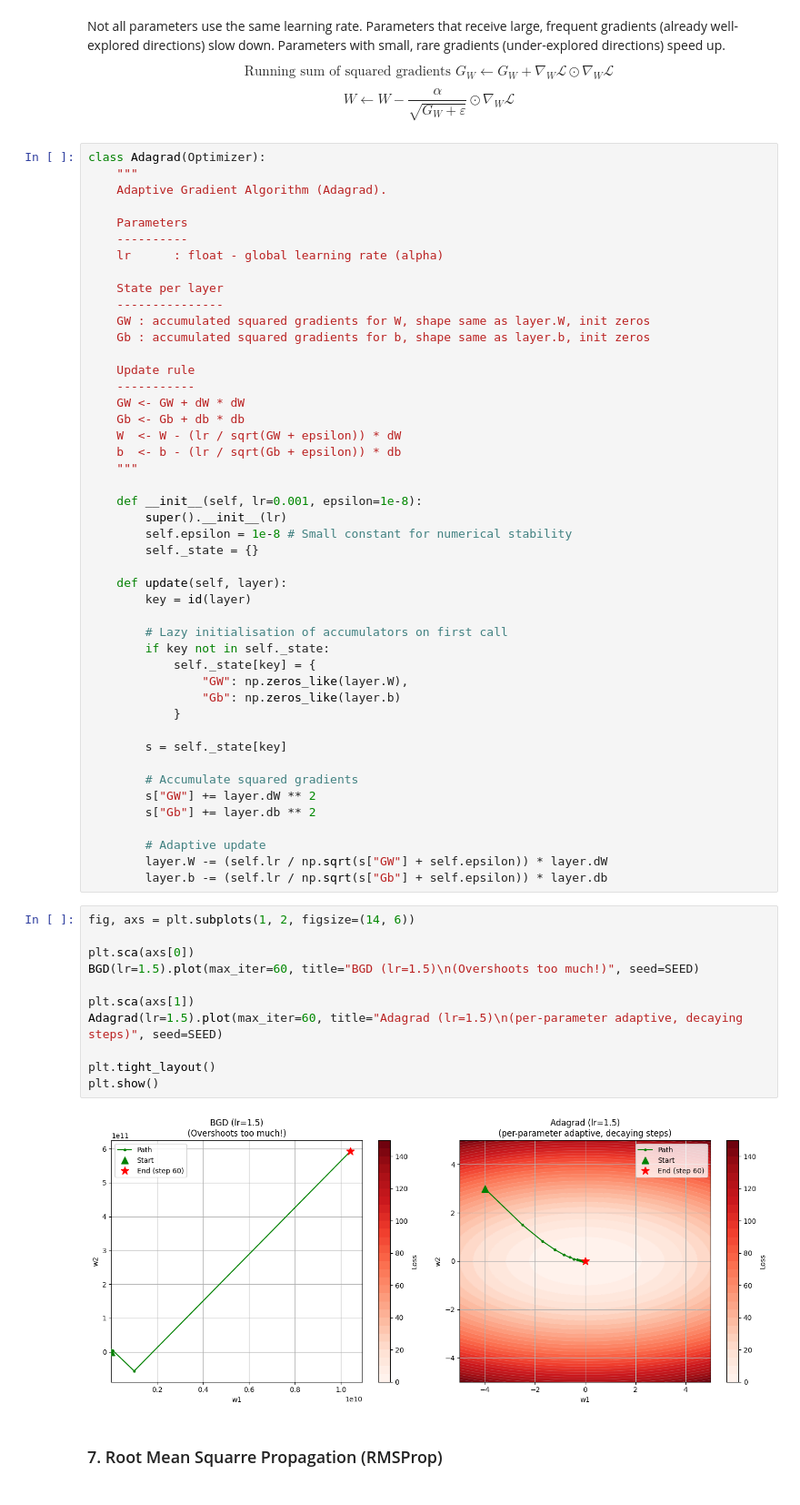
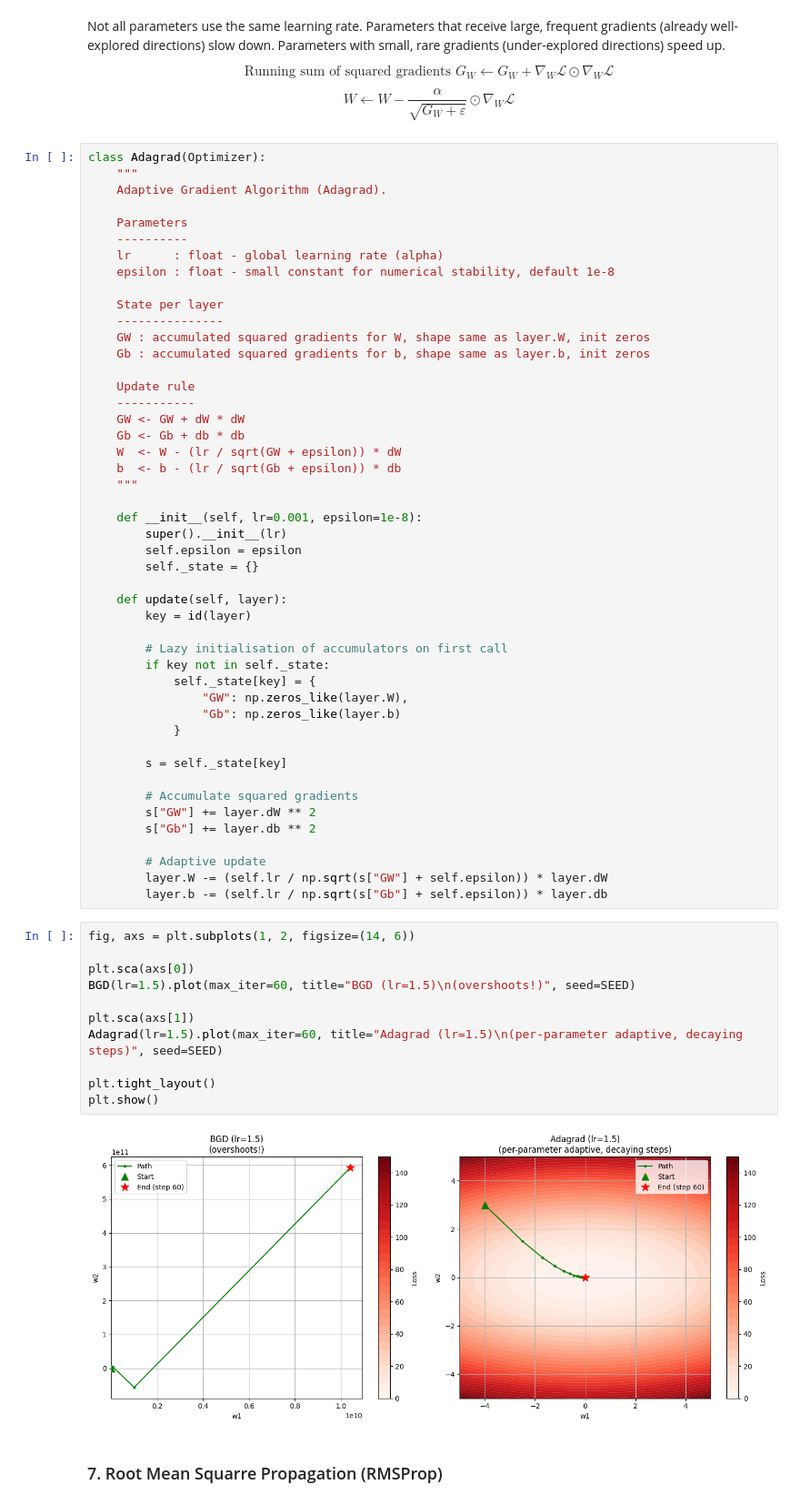
Before and after one commit to ikabrain/UCS761-Deep-Learning-Lab, a Jupyter notebook: DL_assign6.ipynb, the cells around one changed output. Shown at 91% size. Drawn from its saved outputs; the diff is of its cells as text.

```diff
--- a/DL_assign6.ipynb
+++ b/DL_assign6.ipynb
@@ -512,6 +512,7 @@ class Adagrad(Optimizer):
     Parameters
     ----------
     lr      : float - global learning rate (alpha)
+    epsilon : float - small constant for numerical stability, default 1e-8
 
     State per layer
     ---------------
@@ -528,7 +529,7 @@ class Adagrad(Optimizer):
 
     def __init__(self, lr=0.001, epsilon=1e-8):
         super().__init__(lr)
-        self.epsilon = 1e-8 # Small constant for numerical stability
+        self.epsilon = epsilon
         self._state = {}
 
     def update(self, layer):
@@ -553,15 +554,15 @@ class Adagrad(Optimizer):
 # %%
 fig, axs = plt.subplots(1, 2, figsize=(14, 6))
 
 plt.sca(axs[0])
-BGD(lr=1.5).plot(max_iter=60, title="BGD (lr=1.5)\n(Overshoots too much!)", seed=SEED)
+BGD(lr=1.5).plot(max_iter=60, title="BGD (lr=1.5)\n(overshoots!)", seed=SEED)
 
 plt.sca(axs[1])
 Adagrad(lr=1.5).plot(max_iter=60, title="Adagrad (lr=1.5)\n(per-parameter adaptive, decaying steps)", seed=SEED)
 
 plt.tight_layout()
 plt.show()
 # %% [output]
-[figure, old version]
+[figure, new version]
 # %% [markdown]
 ### 7. Root Mean Squarre Propagation (RMSProp)
```
Also changed, not shown: parts of 4 cells of this notebook.
